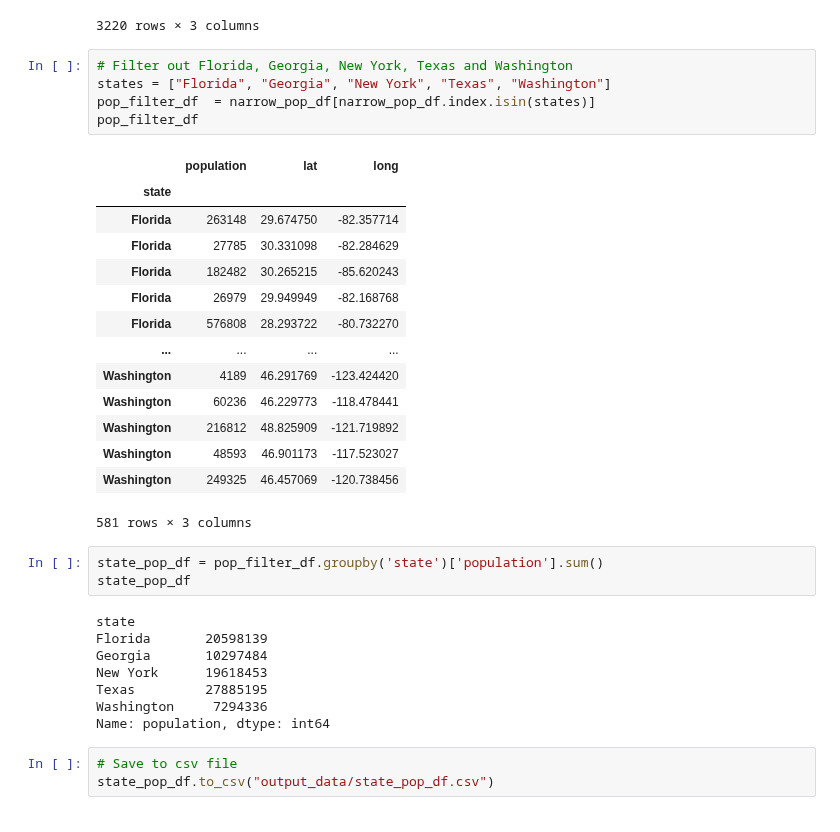
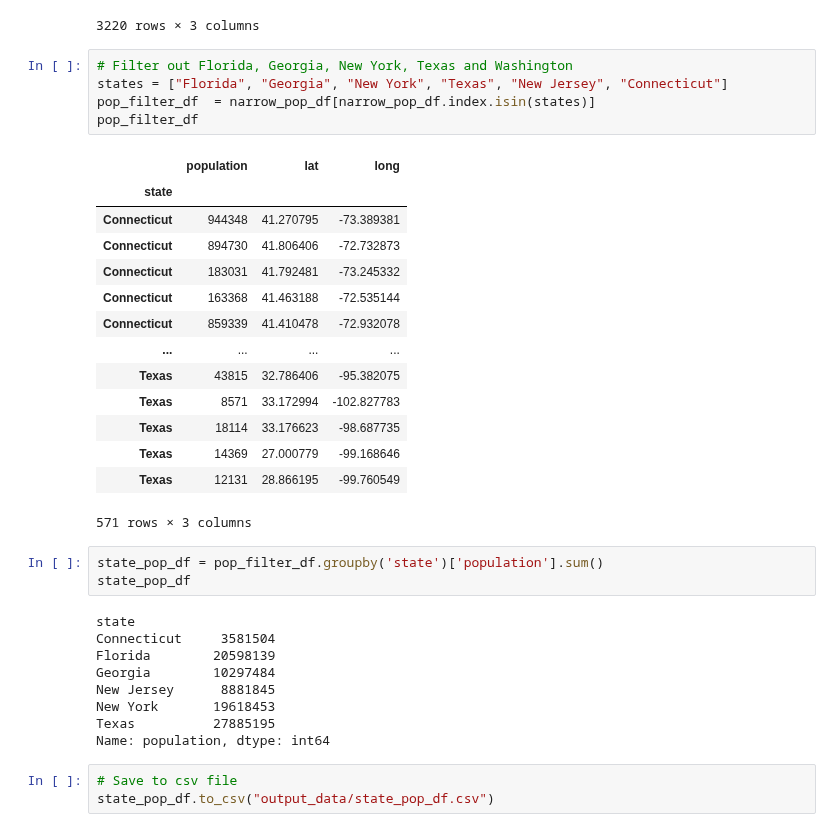
Before and after one commit to Emily-Keymon/Group-Project, a Jupyter notebook: Covid-19 Data Exploration and Cleanup.ipynb, the cells around one changed output. Cells and saved outputs as stored; diff of their text form.

```diff
--- a/Covid-19 Data Exploration and Cleanup.ipynb
+++ b/Covid-19 Data Exploration and Cleanup.ipynb
@@ -820,34 +814,35 @@ narrow_pop_df
 3220 rows × 3 columns
 # %%
 # Filter out Florida, Georgia, New York, Texas and Washington
-states = ["Florida", "Georgia", "New York", "Texas", "Washington"]
+states = ["Florida", "Georgia", "New York", "Texas", "New Jersey", "Connecticut"]
 pop_filter_df  = narrow_pop_df[narrow_pop_df.index.isin(states)]
 pop_filter_df
 # %% [output]
 |  | population | lat | long |
 | state |  |  |  |
-| Florida | 263148 | 29.674750 | -82.357714 |
-| Florida | 27785 | 30.331098 | -82.284629 |
-| Florida | 182482 | 30.265215 | -85.620243 |
-| Florida | 26979 | 29.949949 | -82.168768 |
-| Florida | 576808 | 28.293722 | -80.732270 |
+| Connecticut | 944348 | 41.270795 | -73.389381 |
+| Connecticut | 894730 | 41.806406 | -72.732873 |
+| Connecticut | 183031 | 41.792481 | -73.245332 |
+| Connecticut | 163368 | 41.463188 | -72.535144 |
+| Connecticut | 859339 | 41.410478 | -72.932078 |
 | ... | ... | ... | ... |
-| Washington | 4189 | 46.291769 | -123.424420 |
-| Washington | 60236 | 46.229773 | -118.478441 |
-| Washington | 216812 | 48.825909 | -121.719892 |
-| Washington | 48593 | 46.901173 | -117.523027 |
-| Washington | 249325 | 46.457069 | -120.738456 |
+| Texas | 43815 | 32.786406 | -95.382075 |
+| Texas | 8571 | 33.172994 | -102.827783 |
+| Texas | 18114 | 33.176623 | -98.687735 |
+| Texas | 14369 | 27.000779 | -99.168646 |
+| Texas | 12131 | 28.866195 | -99.760549 |
-581 rows × 3 columns
+571 rows × 3 columns
 # %%
 state_pop_df = pop_filter_df.groupby('state')['population'].sum()
 state_pop_df
 # %% [output]
 state
-Florida       20598139
-Georgia       10297484
-New York      19618453
-Texas         27885195
-Washington     7294336
+Connecticut     3581504
+Florida        20598139
+Georgia        10297484
+New Jersey      8881845
+New York       19618453
+Texas          27885195
 Name: population, dtype: int64
 # %%
 # Save to csv file
```
Also changed, not shown: parts of 31 cells of this notebook, 6 other files.
